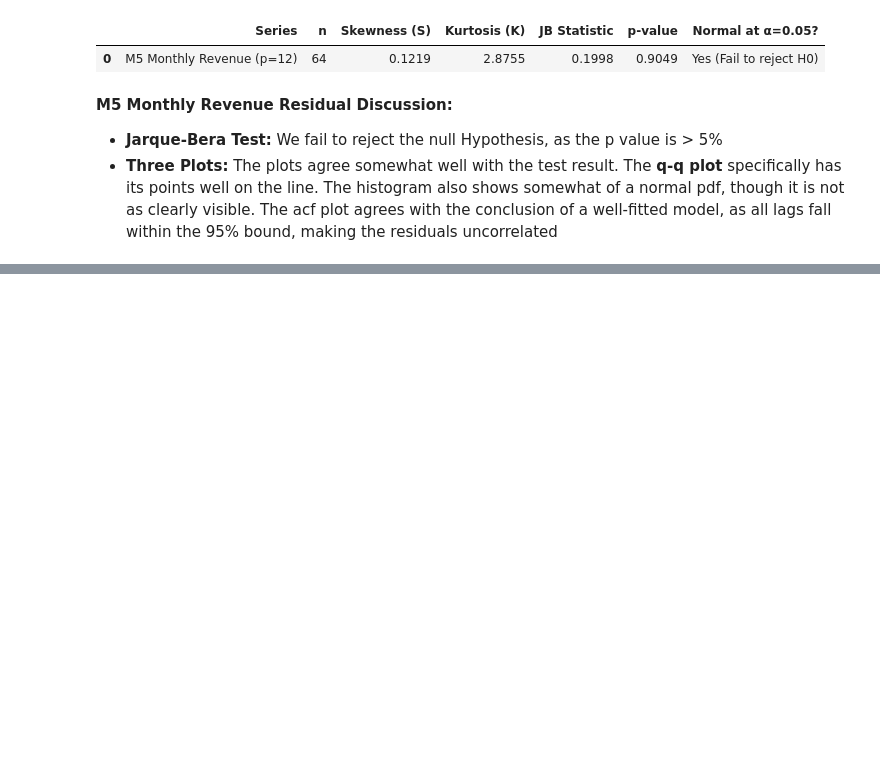
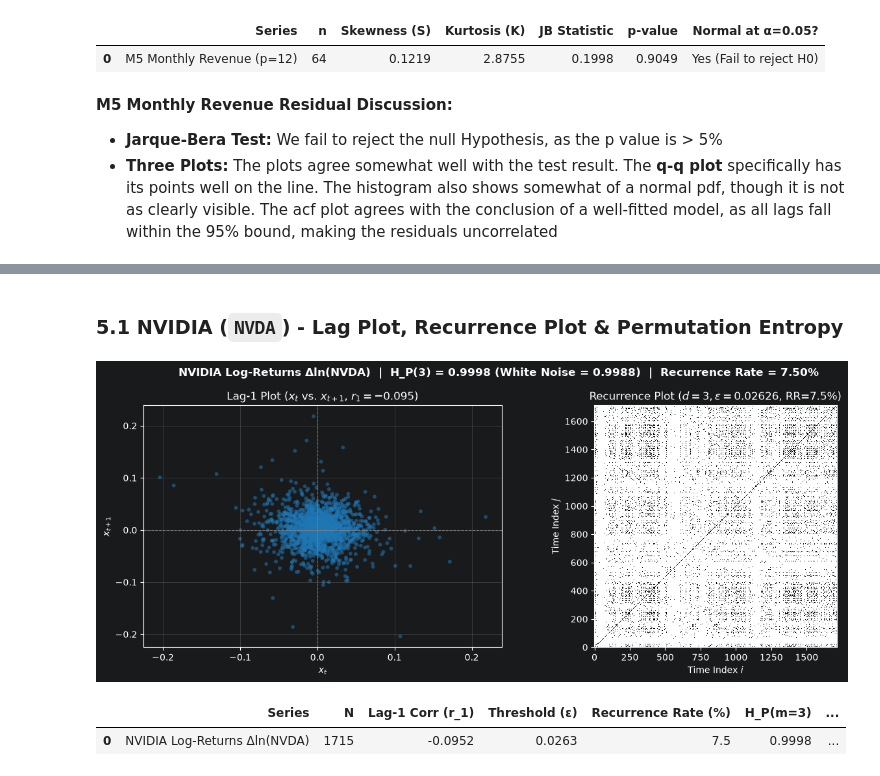
Before and after one commit to elias2304/notebooks, a Jupyter notebook: tis/hw2/hw2.ipynb, the cells around one changed output, grey strips where cells are left out. Drawn from its saved outputs; the diff is of its cells as text; code cells hidden in the pictures; blank space fills up the shorter version.

```diff
--- a/tis/hw2/hw2.ipynb
+++ b/tis/hw2/hw2.ipynb
@@ -448,0 +643,9 @@ pd.DataFrame([jb_m5])
+# %% [markdown]
+### 5.1 NVIDIA (`NVDA`) - Lag Plot, Recurrence Plot & Permutation Entropy
+# %%
+res_nvda_nl = analyze_nonlinearity(nvda_stat, title='NVIDIA Log-Returns Δln(NVDA)')
+pd.DataFrame([res_nvda_nl])
+# %% [output]
+[figure, added]
+|  | Series | N | Lag-1 Corr (r_1) | Threshold (ε) | Recurrence Rate (%) | H_P(m=3) | ... |
+| 0 | NVIDIA Log-Returns Δln(NVDA) | 1715 | -0.0952 | 0.0263 | 7.5 | 0.9998 | ... |
```
Also changed, not shown: parts of 23 cells of this notebook.
